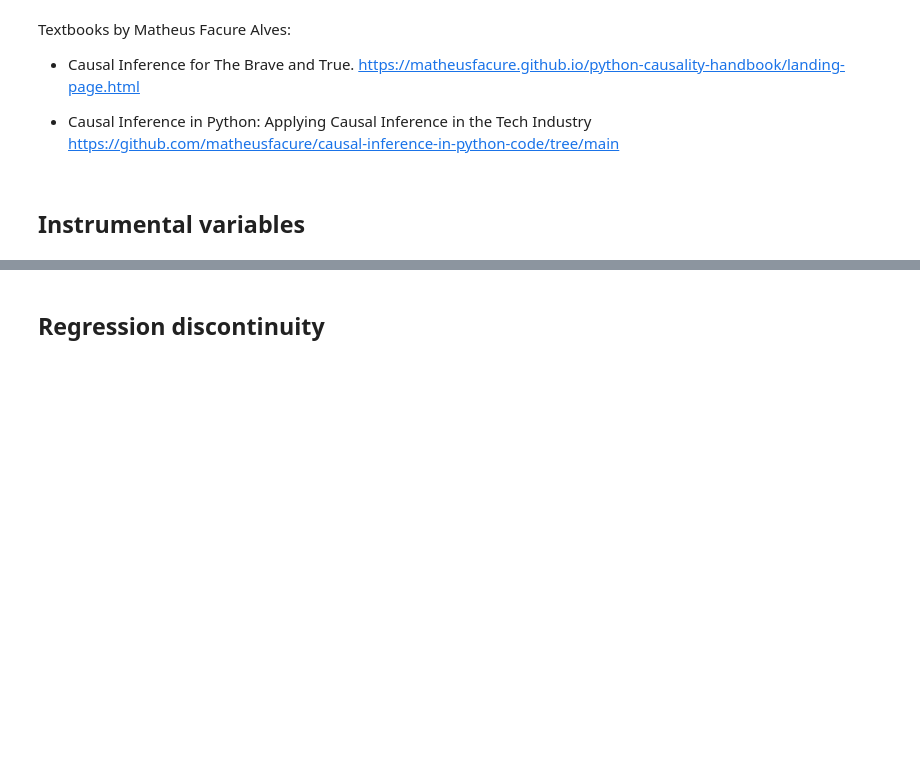
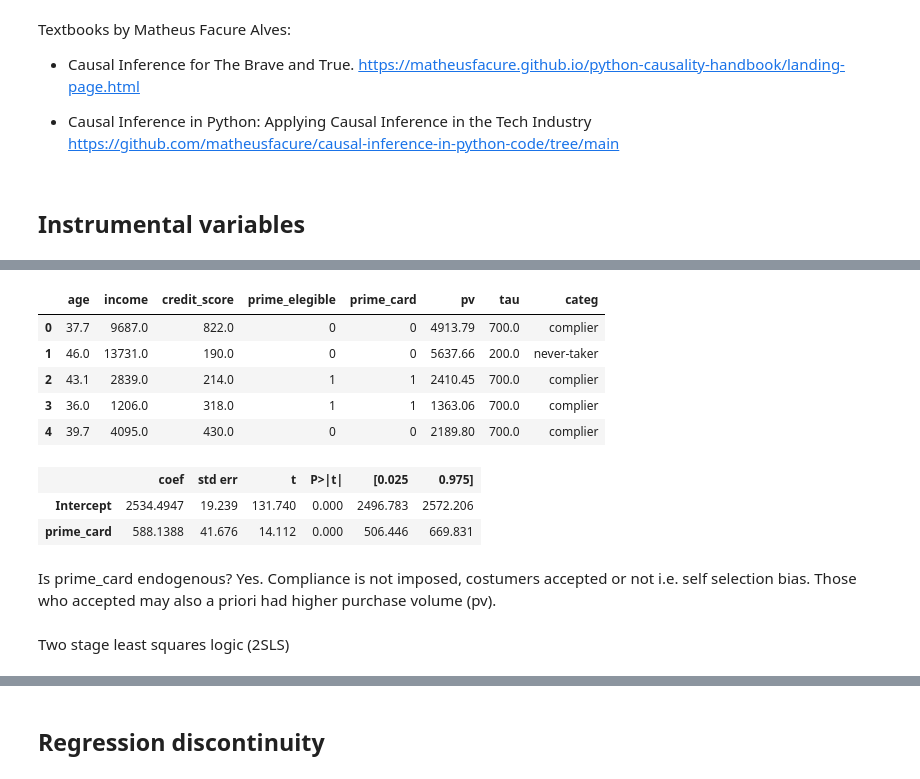
Before and after one commit to santiagoalonso/Data-Mining-TEC, a Jupyter notebook: Python/Python_Causal/DM_Causality.ipynb, the cells around one changed output, grey strips where cells are left out. Drawn from its saved outputs; the diff is of its cells as text; code cells hidden in the pictures; blank space fills up the shorter version.

```diff
--- a/Python/Python_Causal/DM_Causality.ipynb
+++ b/Python/Python_Causal/DM_Causality.ipynb
@@ -49,0 +60,21 @@ Textbooks by Matheus Facure Alves:
+# %%
+df = pd.read_csv("prime_card.csv")
+df.head()
+# %% [output]
+|  | age | income | credit_score | prime_elegible | prime_card | pv | tau | categ |
+| 0 | 37.7 | 9687.0 | 822.0 | 0 | 0 | 4913.79 | 700.0 | complier |
+| 1 | 46.0 | 13731.0 | 190.0 | 0 | 0 | 5637.66 | 200.0 | never-taker |
+| 2 | 43.1 | 2839.0 | 214.0 | 1 | 1 | 2410.45 | 700.0 | complier |
+| 3 | 36.0 | 1206.0 | 318.0 | 1 | 1 | 1363.06 | 700.0 | complier |
+| 4 | 39.7 | 4095.0 | 430.0 | 0 | 0 | 2189.80 | 700.0 | complier |
+# %%
+m = smf.ols("pv~prime_card", data=df).fit()
+m.summary().tables[1]
+# %% [output]
+|  | coef | std err | t | P>|t| | [0.025 | 0.975] |
+| Intercept | 2534.4947 | 19.239 | 131.740 | 0.000 | 2496.783 | 2572.206 |
+| prime_card | 588.1388 | 41.676 | 14.112 | 0.000 | 506.446 | 669.831 |
+# %% [markdown]
+Is prime_card endogenous? Yes. Compliance is not imposed, costumers accepted or not i.e. self selection bias. Those who accepted may also a priori had higher purchase volume (pv).
+# %% [markdown]
+Two stage least squares logic (2SLS)
```
Also changed, not shown: parts of 12 cells of this notebook, 5 other files.
